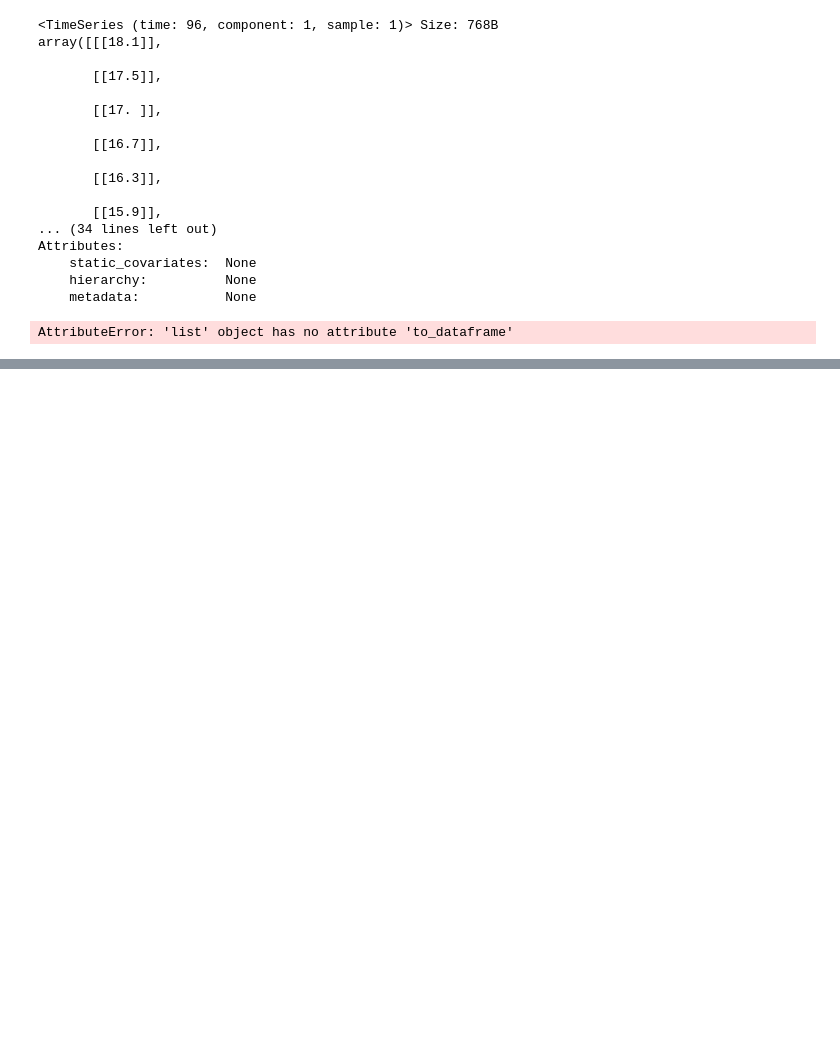
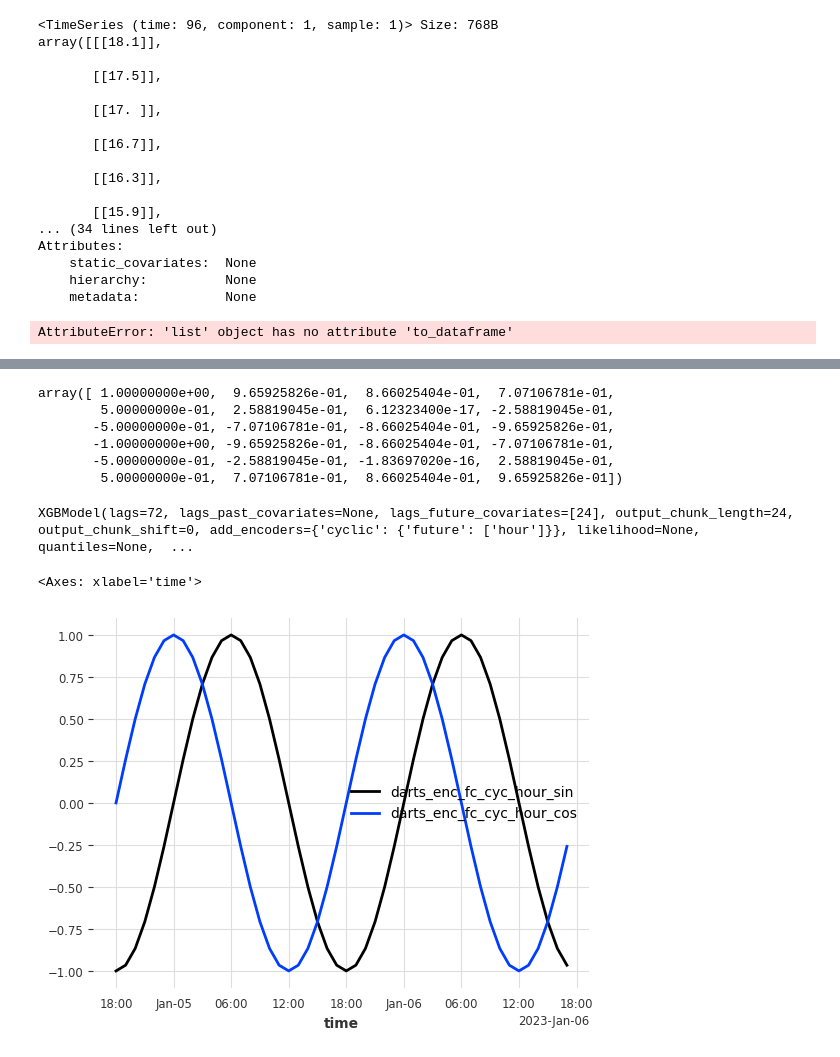
Before and after one commit to akasharan-a/Weather_forecasting_with_MLOps, a Jupyter notebook: notebooks/weather_data_base_model.ipynb, the cells around one changed output, grey strips where cells are left out. Cells and saved outputs as stored; diff of their text form; code cells hidden in the pictures; blank space fills up the shorter version.

Commit message:
Model training - 25_05_30

```diff
--- a/notebooks/weather_data_base_model.ipynb
+++ b/notebooks/weather_data_base_model.ipynb
@@ -250,3 +253,7 @@ data1 = data.merge(pred, on='time',how='left')
 plotly_ts.plotly_ts(data1)
 # %% [output]
 AttributeError: 'list' object has no attribute 'to_dataframe'
+# %%
+data = pd.read_parquet("/home/legacy/Projects/Weather_forecasting_with_MLOps/mlops_services/data/processed/train.parquet")
+data['time'] = data['time'].dt.tz_localize(None)
+data.head()
@@ -252,0 +267,35 @@ AttributeError: 'list' object has no attribute 'to_dataframe'
+# %%
+hour = np.arange(0,24,1)
+# hour_sin = np.sin(2 * np.pi * hour / 24)
+hour_cos = np.cos(2 * np.pi * hour / 24)
+hour_cos
+# %% [output]
+array([ 1.00000000e+00,  9.65925826e-01,  8.66025404e-01,  7.07106781e-01,
+        5.00000000e-01,  2.58819045e-01,  6.12323400e-17, -2.58819045e-01,
+       -5.00000000e-01, -7.07106781e-01, -8.66025404e-01, -9.65925826e-01,
+       -1.00000000e+00, -9.65925826e-01, -8.66025404e-01, -7.07106781e-01,
+       -5.00000000e-01, -2.58819045e-01, -1.83697020e-16,  2.58819045e-01,
+        5.00000000e-01,  7.07106781e-01,  8.66025404e-01,  9.65925826e-01])
+# %%
+normalized_hours = ((data['time'].dt.hour / 24) * 2 * np.pi) - ((2 / 24) * 2 * np.pi)
+# data['daily_cyclee'] = #(-np.cos(data['time'].dt.hour) + 1) / 2
+data['daily_cycle'] = (-np.cos(normalized_hours) + 1) / 2
+data['hours']= data['time'].dt.hour
+data['hours_cos']=np.cos(2 * np.pi * (np.cos(data['time'].dt.hour)) )
+series = TimeSeries.from_dataframe(data,time_col='time', value_cols=data.columns[1:].values,fill_missing_dates=True)
+# %%
+model_xgb =  XGBModel(
+   lags=72,
+    output_chunk_length=24,lags_future_covariates=[24],
+    random_state= 100,
+    add_encoders= {
+    'cyclic': {'future': ['hour']}})
+
+model_xgb.fit(series['temperature_2m'])
+# %% [output]
+XGBModel(lags=72, lags_past_covariates=None, lags_future_covariates=[24], output_chunk_length=24, output_chunk_shift=0, add_encoders={'cyclic': {'future': ['hour']}}, likelihood=None, quantiles=None,  ...
+# %%
+model_xgb.generate_fit_encodings(series['temperature_2m'])[1][:48].plot()
+# %% [output]
+<Axes: xlabel='time'>
+[figure, added]
```
Also changed, not shown: parts of 4 cells of this notebook, 8 other files.
